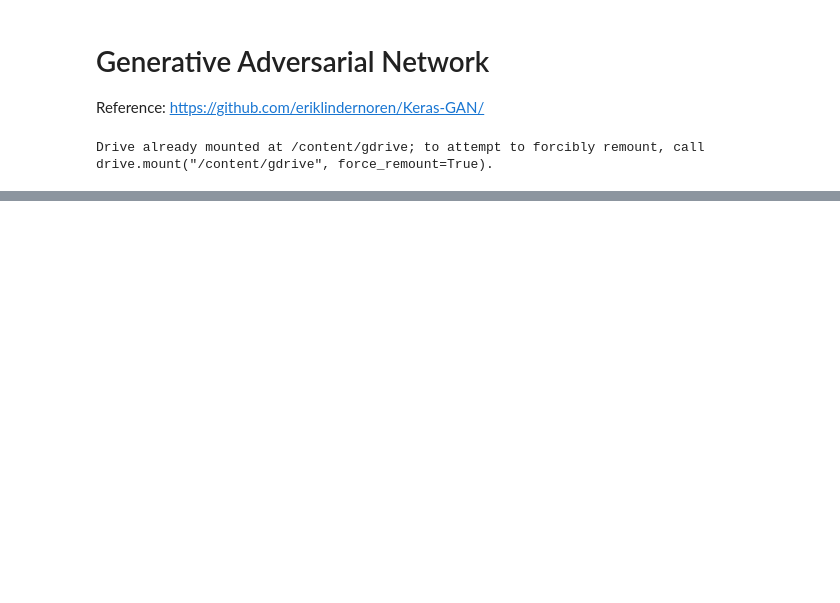
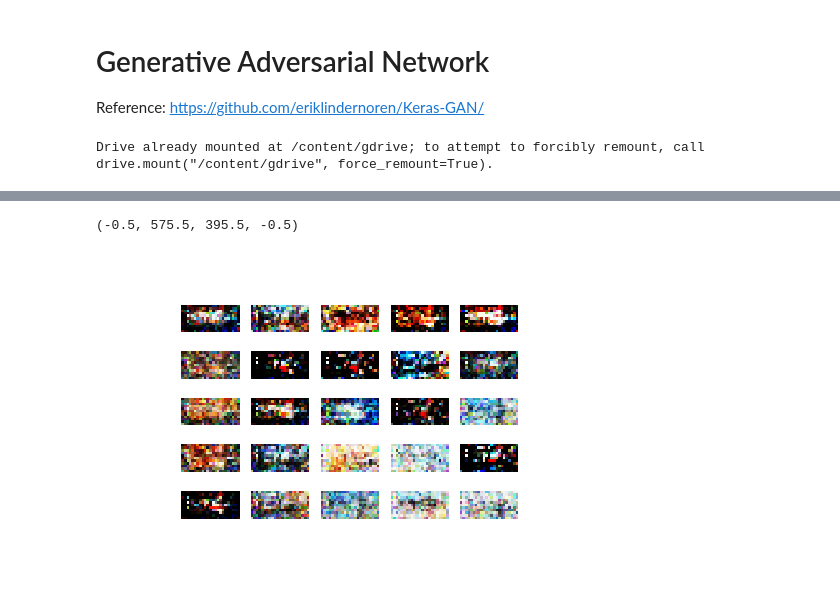
Before and after one commit to woctezuma/google-colab, a Jupyter notebook: GAN.ipynb, the cells around one changed output, grey strips where cells are left out. Drawn from its saved outputs; the diff is of its cells as text; code cells hidden in the pictures; blank space fills up the shorter version.

```diff
--- a/GAN.ipynb
+++ b/GAN.ipynb
@@ -287,6 +357,10 @@ class WGAN():
         self.channels = channels # 3
         self.img_shape = (self.img_rows, self.img_cols, self.channels)
         self.latent_dim = 100
+
+        # CODE CHANGED HERE
+        self.image_folder = 'images_steam_wgan/'
+        Path(self.image_folder).mkdir(exist_ok=True)
 
         # Following parameter and optimizer set as recommended in paper
         self.n_critic = 5
@@ -336,7 +410,10 @@ class WGAN():
         model.add(BatchNormalization(momentum=0.8))
         model.add(Activation("relu"))
         model.add(Conv2D(self.channels, kernel_size=4, padding="same"))
-        model.add(Activation("tanh"))
+        model.add(Flatten())
+        model.add(Dense(np.prod(self.img_shape)))
+        model.add(Activation('tanh'))
+        model.add(Reshape(self.img_shape))
 
         model.summary()
 
@@ -430,7 +507,8 @@ class WGAN():
             g_loss = self.combined.train_on_batch(noise, valid)
 
             # Plot the progress
-            print ("%d [D loss: %f] [G loss: %f]" % (epoch, 1 - d_loss[0], 1 - g_loss[0]))
+            if epoch % 100 == 0:
+              print ("%d [D loss: %f] [G loss: %f]" % (epoch, 1 - d_loss[0], 1 - g_loss[0]))
 
             # If at save interval => save generated image samples
             if epoch % sample_interval == 0:
@@ -442,7 +520,7 @@ class WGAN():
         gen_imgs = self.generator.predict(noise)
 
         # Rescale images 0 - 1
-        gen_imgs = 0.5 * gen_imgs + 1
+        gen_imgs = 0.5 * gen_imgs + 0.5
 
         fig, axs = plt.subplots(r, c)
         cnt = 0
@@ -456,7 +534,7 @@ class WGAN():
                 axs[i,j].axis('off')
                 cnt += 1
         # CODE CHANGED HERE
-        fig.savefig(image_folder + "%d.png" % epoch)
+        fig.savefig(self.image_folder + "%d.png" % epoch)
         plt.close()
 # %%
 wgan = WGAN()
@@ -464,3 +577,9 @@ wgan.train(epochs=4000, batch_size=32, sample_interval=50)
+# %%
+plt.imshow(plt.imread(wgan.image_folder + '3950.png'))
+plt.axis('off')
+# %% [output]
+(-0.5, 575.5, 395.5, -0.5)
+[figure, added]
 # %%
 # Reference: https://github.com/eriklindernoren/Keras-GAN/blob/master/dcgan/dcgan.py
 
```
Also changed, not shown: parts of 13 cells of this notebook, 2 other files.
